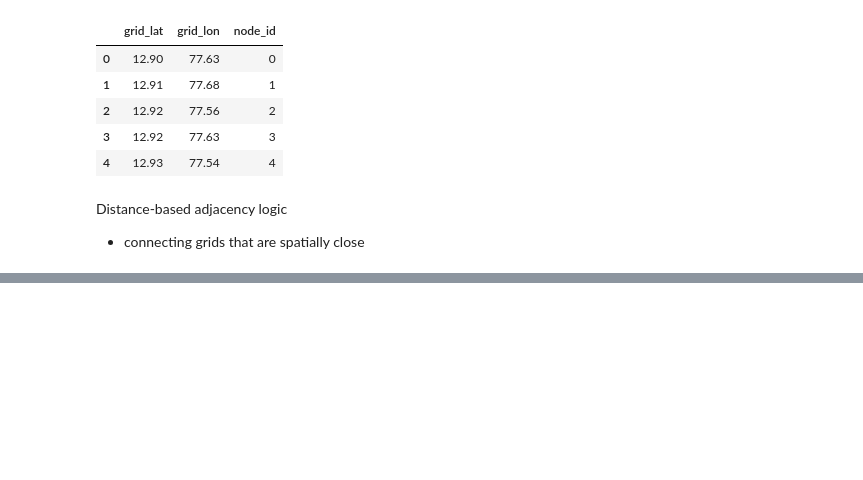
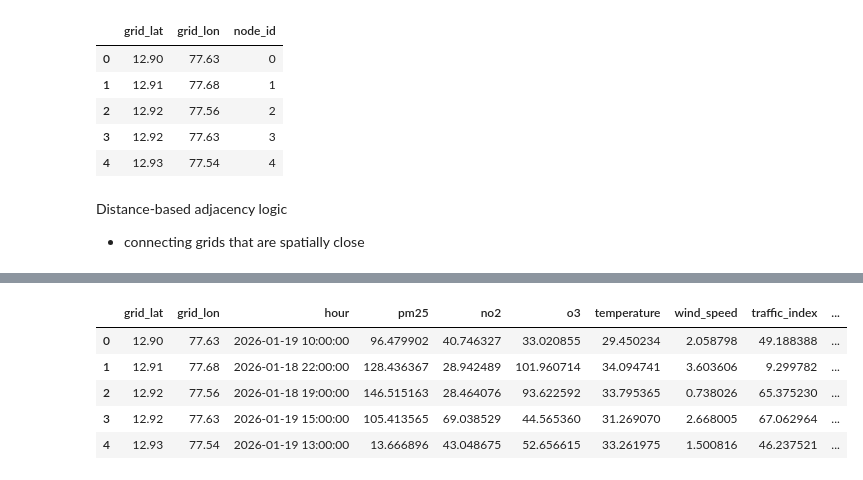
Before and after one commit to NavyashreeGokhale/urban-air-quality-forecaster, a Jupyter notebook: notebooks/03_feature_merging.ipynb, the cells around one changed output, grey strips where cells are left out. Cells and saved outputs as stored; diff of their text form; code cells hidden in the pictures; blank space fills up the shorter version.

Commit message:
Day 3: Spatiotemporal tensor (X,Y) construction and adjacency matrix

```diff
--- a/notebooks/03_feature_merging.ipynb
+++ b/notebooks/03_feature_merging.ipynb
@@ -127,0 +160,11 @@ def is_neighbor(row1, row2, threshold = 0.02):
+# %%
+#load everthing
+
+import numpy as np
+import pandas as pd
+
+df = pd.read_csv("C:/Users/Navyashree/Documents/urban-air-quality-forecaster/data/processed/model_features.csv")
+adj_matrix = np.load("C:/Users/Navyashree/Documents/urban-air-quality-forecaster/data/processed/adjacency_matrix.npy")
+
+df["hour"] = pd.to_datetime(df["hour"]).dt.floor("h")
+df.head()
@@ -127,0 +178,11 @@ def is_neighbor(row1, row2, threshold = 0.02):
+# %%
+# Graph models require consistent node ordering
+
+nodes = (
+    df[["grid_lat","grid_lon"]]
+    .drop_duplicates()
+    .reset_index(drop=True)
+)
+
+nodes["node_id"] = nodes.index
+nodes.head()
@@ -127,0 +196,17 @@ def is_neighbor(row1, row2, threshold = 0.02):
+# %%
+# map node_id back to main dataframe
+
+df = df.merge(
+    nodes,
+    on=["grid_lat","grid_lon"],
+    how="left"
+)
+
+df.head()
+# %% [output]
+|  | grid_lat | grid_lon | hour | pm25 | no2 | o3 | temperature | wind_speed | traffic_index | ... |
+| 0 | 12.90 | 77.63 | 2026-01-19 10:00:00 | 96.479902 | 40.746327 | 33.020855 | 29.450234 | 2.058798 | 49.188388 | ... |
+| 1 | 12.91 | 77.68 | 2026-01-18 22:00:00 | 128.436367 | 28.942489 | 101.960714 | 34.094741 | 3.603606 | 9.299782 | ... |
+| 2 | 12.92 | 77.56 | 2026-01-18 19:00:00 | 146.515163 | 28.464076 | 93.622592 | 33.795365 | 0.738026 | 65.375230 | ... |
+| 3 | 12.92 | 77.63 | 2026-01-19 15:00:00 | 105.413565 | 69.038529 | 44.565360 | 31.269070 | 2.668005 | 67.062964 | ... |
+| 4 | 12.93 | 77.54 | 2026-01-19 13:00:00 | 13.666896 | 43.048675 | 52.656615 | 33.261975 | 1.500816 | 46.237521 | ... |
```
Also changed, not shown: parts of 29 cells of this notebook.
